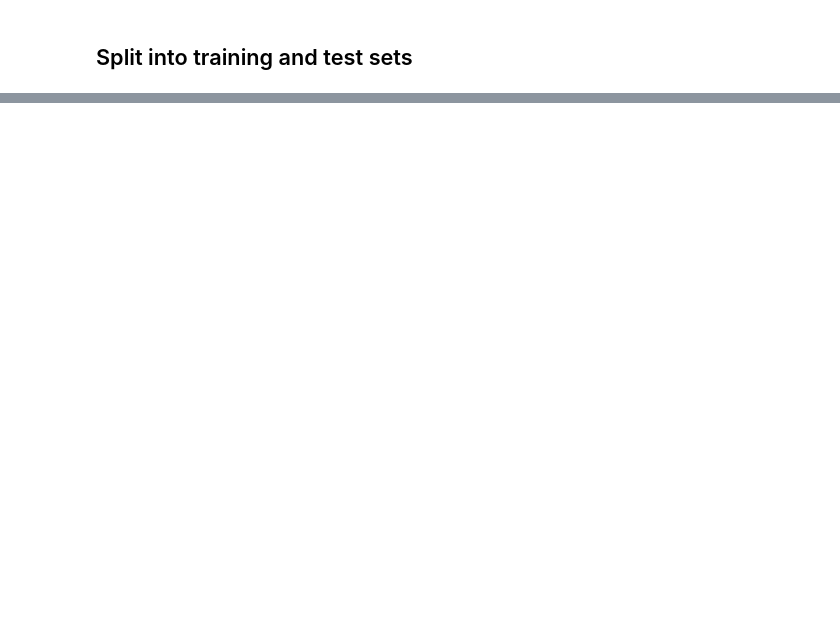
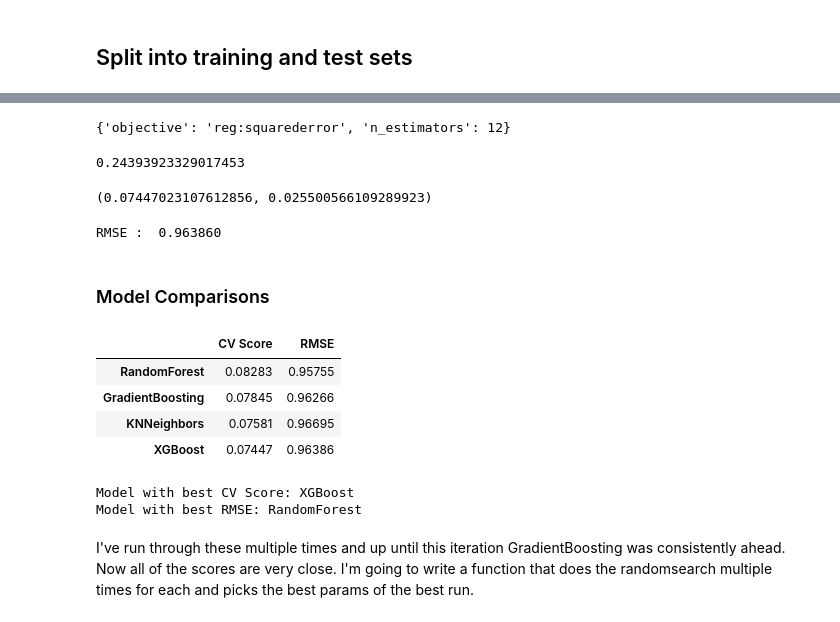
Before and after one commit to JessicaELewis/Pet-Adoptions, a Jupyter notebook: Step 4 - Preprocessing & Training Dogs.ipynb, the cells around one changed output, grey strips where cells are left out. Cells and saved outputs as stored; diff of their text form; code cells hidden in the pictures; blank space fills up the shorter version.

Commit message:
optimized and fit 4 regression models

```diff
--- a/Step 4 - Preprocessing & Training Dogs.ipynb
+++ b/Step 4 - Preprocessing & Training Dogs.ipynb
@@ -109,0 +350,2 @@ Writing file.  "data/tt_sets/dogs_y_test.csv"
+# %%
+xg_random_cv.fit(X_train, y_train)
@@ -109,0 +370,42 @@ Writing file.  "data/tt_sets/dogs_y_test.csv"
+# %%
+xg_random_cv.best_params_
+# %% [output]
+{'objective': 'reg:squarederror', 'n_estimators': 12}
+# %%
+xg = xgb.XGBRegressor(objective ='reg:squarederror', n_estimators = 12)
+xg.fit(X_train, y_train)
+xg.score(X_train, y_train)
+# %% [output]
+0.24393923329017453
+# %%
+xg_cv = cross_validate(xg, X_train, y_train, cv=5)
+xg_cv_scores = xg_cv['test_score']
+np.mean(xg_cv_scores), np.std(xg_cv_scores)
+# %% [output]
+(0.07447023107612856, 0.025500566109289923)
+# %%
+xg_pred = xg.predict(X_test)
+rmse_xg = np.sqrt(mean_squared_error(y_test, xg_pred))
+print("RMSE : % f" %(rmse_xg))
+# %% [output]
+RMSE :  0.963860
+# %% [markdown]
+### Model Comparisons
+# %%
+model_scores = pd.DataFrame({'CV Score': [np.mean(rf_cv_scores), np.mean(gb_cv_scores), np.mean(kn_cv_scores), np.mean(xg_cv_scores)], 'RMSE': [rmse_rf, rmse_gb, rmse_kn, rmse_xg]}, index=['RandomForest', 'GradientBoosting', 'KNNeighbors', 'XGBoost'])
+model_scores
+# %% [output]
+|  | CV Score | RMSE |
+| RandomForest | 0.08283 | 0.95755 |
+| GradientBoosting | 0.07845 | 0.96266 |
+| KNNeighbors | 0.07581 | 0.96695 |
+| XGBoost | 0.07447 | 0.96386 |
+# %%
+model_scores_pos = model_scores[model_scores >= 0]
+print("Model with best CV Score:", model_scores_pos['CV Score'].idxmin())
+print("Model with best RMSE:", model_scores_pos['RMSE'].idxmin())
+# %% [output]
+Model with best CV Score: XGBoost
+Model with best RMSE: RandomForest
+# %% [markdown]
+I've run through these multiple times and up until this iteration GradientBoosting was consistently ahead. Now all of the scores are very close. I'm going to write a function that does the randomsearch multiple times for each and picks the best params of the best run.
```
Also changed, not shown: parts of 47 cells of this notebook, 4 other files.
